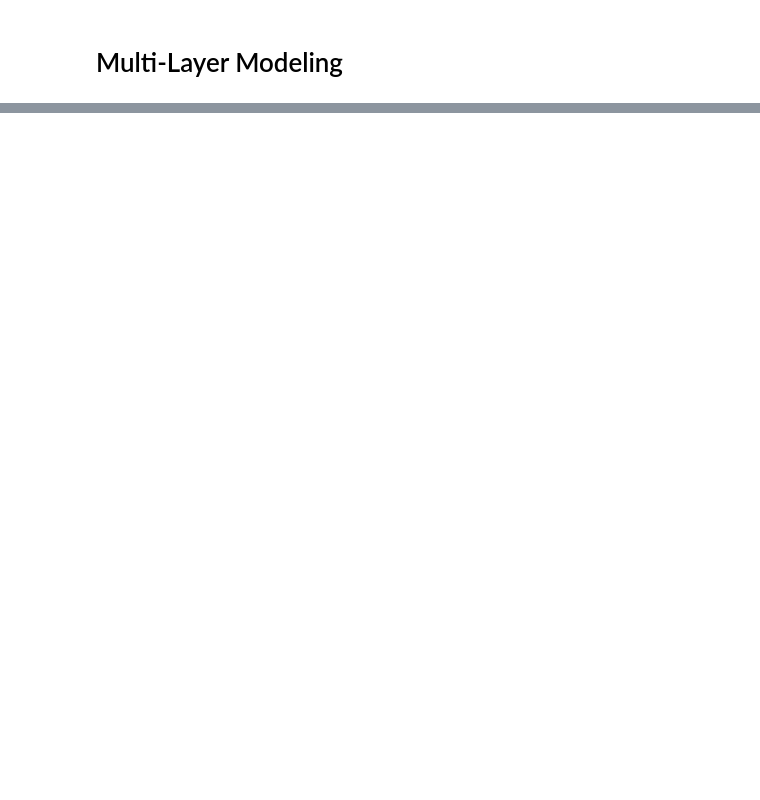
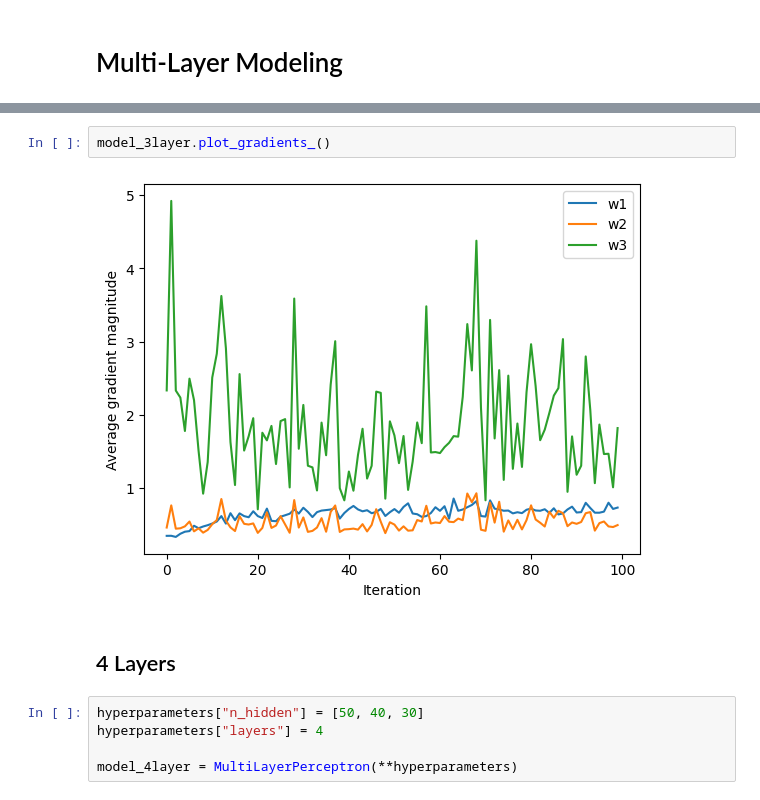
Before and after one commit to Rds1055/Machine-Learning-Labs, a Jupyter notebook: Lab4/lab4.ipynb, the cells around one changed output, grey strips where cells are left out. Cells and saved outputs as stored; diff of their text form; blank space fills up the shorter version.

```diff
--- a/Lab4/lab4.ipynb
+++ b/Lab4/lab4.ipynb
@@ -810,0 +759,11 @@ class TLPFinal(TLPMiniBatchCrossEntropy):
+# %%
+model_3layer.plot_gradients_()
+# %% [output]
+[figure, added]
+# %% [markdown]
+## 4 Layers
+# %%
+hyperparameters["n_hidden"] = [50, 40, 30]
+hyperparameters["layers"] = 4
+
+model_4layer = MultiLayerPerceptron(**hyperparameters)
```
Also changed, not shown: parts of 49 cells of this notebook.
